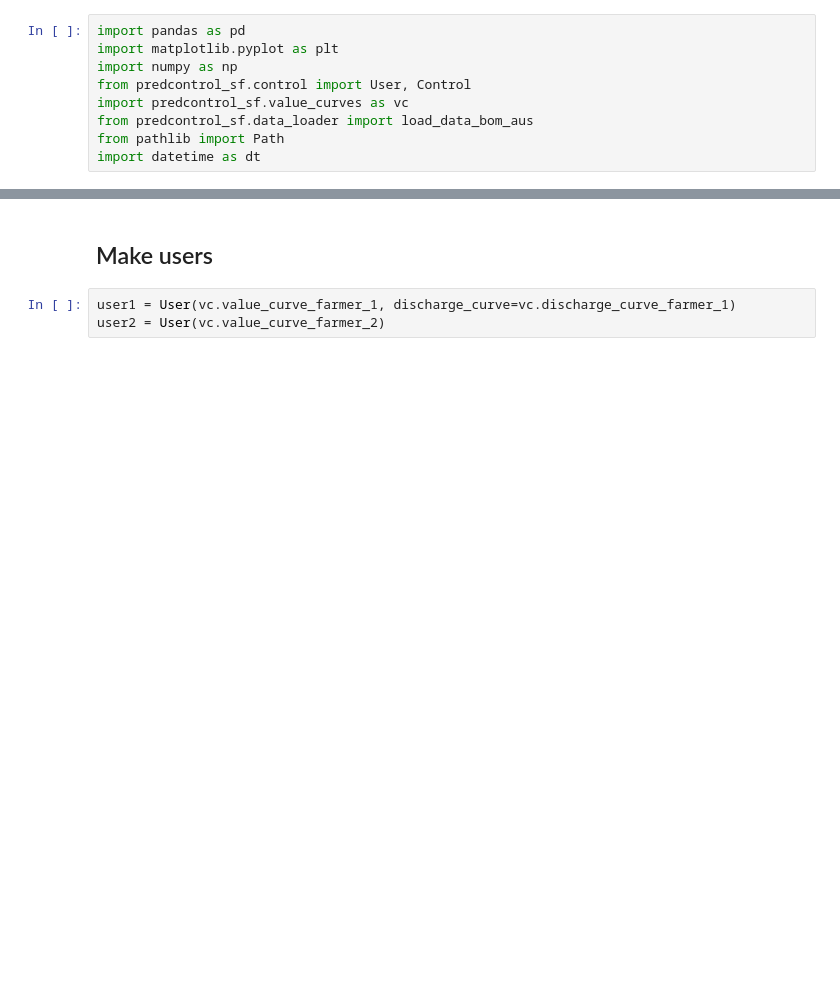
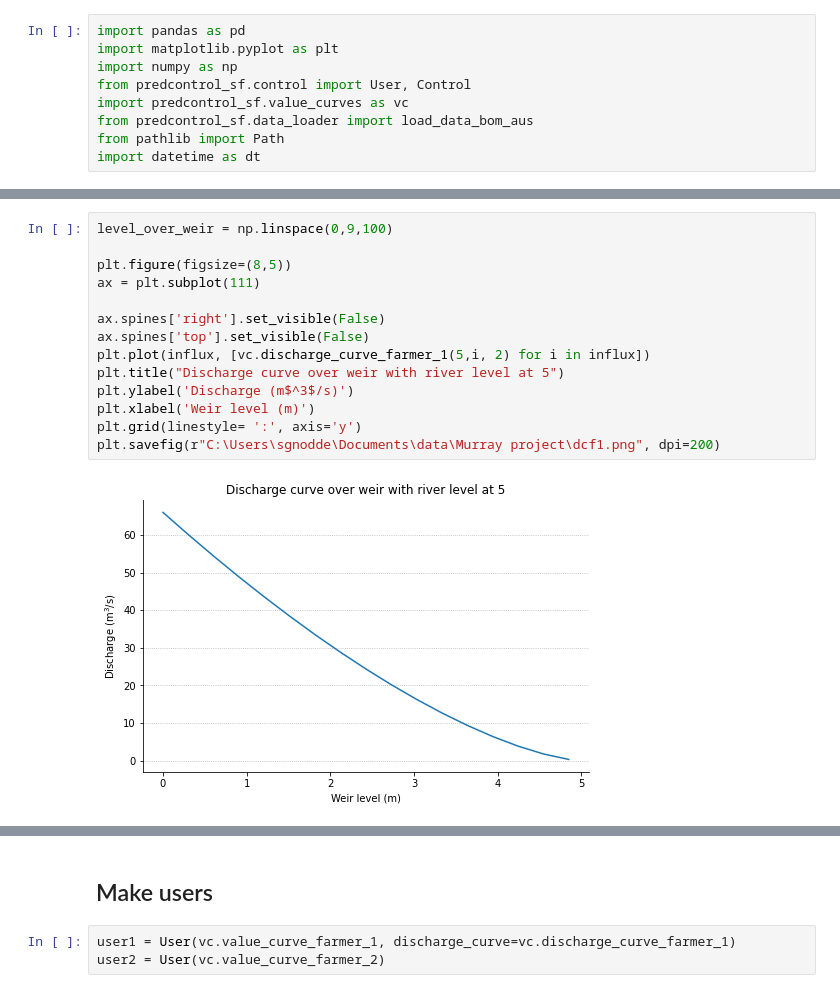
Before and after one commit to SjoerdGn/str-flow-pred-and-control, a Jupyter notebook: data_exploration/test_control_functionalities.ipynb, the cells around one changed output, grey strips where cells are left out. Saved outputs shown, nothing was run; the diff lists cells and outputs as text; blank space fills up the shorter version.

```diff
--- a/data_exploration/test_control_functionalities.ipynb
+++ b/data_exploration/test_control_functionalities.ipynb
@@ -21,0 +25,16 @@ plt.plot(influx, [vc.value_curve_farmer_2(i) for i in influx])
+# %%
+level_over_weir = np.linspace(0,9,100)
+
+plt.figure(figsize=(8,5))
+ax = plt.subplot(111)
+
+ax.spines['right'].set_visible(False)
+ax.spines['top'].set_visible(False)
+plt.plot(influx, [vc.discharge_curve_farmer_1(5,i, 2) for i in influx])
+plt.title("Discharge curve over weir with river level at 5")
+plt.ylabel('Discharge (m$^3$/s)')
+plt.xlabel('Weir level (m)')
+plt.grid(linestyle= ':', axis='y')
+plt.savefig(r"C:\Users\sgnodde\Documents\data\Murray project\dcf1.png", dpi=200)
+# %% [output]
+[figure, added]
```
Also changed, not shown: parts of 4 cells of this notebook, 5 other files.
